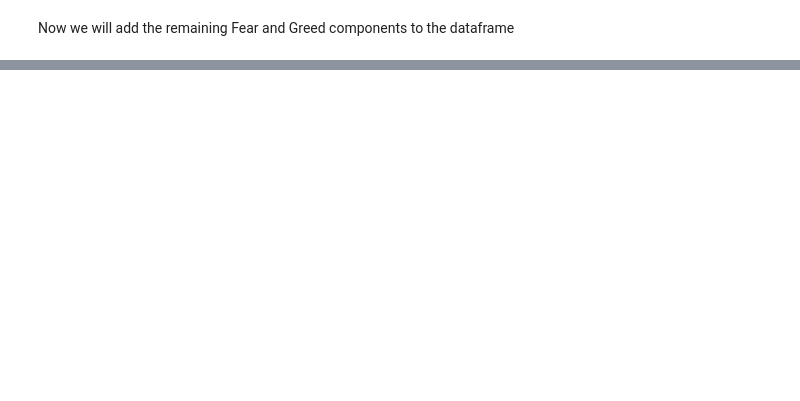
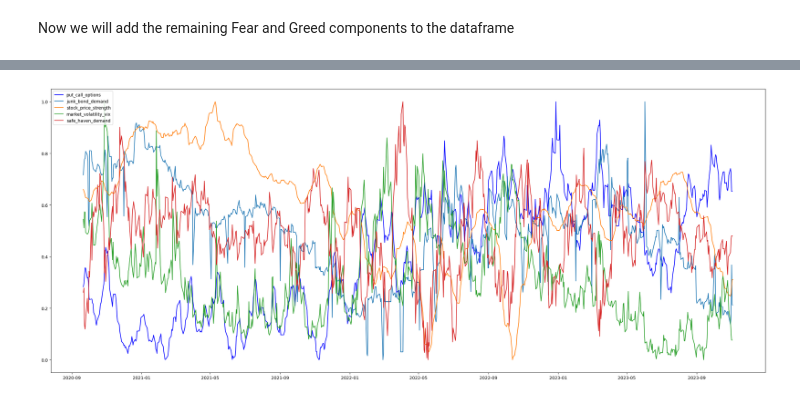
Before and after one commit to viliam34/CNN-Fear-and-Greed-Index, a Jupyter notebook: Scraping.ipynb, the cells around one changed output, grey strips where cells are left out. Cells and saved outputs as stored; diff of their text form; code cells hidden in the pictures; blank space fills up the shorter version.

```diff
--- a/Scraping.ipynb
+++ b/Scraping.ipynb
@@ -162,0 +188,20 @@ FG_Historical_Data.to_csv(r"C:\Users\vilob\OneDrive\Počítač\Projekty\Fear and
+# %%
+normalized_sps=(FG_Historical_Data["stock_price_strength"]-FG_Historical_Data["stock_price_strength"].min())/(FG_Historical_Data["stock_price_strength"].max()-FG_Historical_Data["stock_price_strength"].min())
+normalized_shd=(FG_Historical_Data["safe_haven_demand"]-FG_Historical_Data["safe_haven_demand"].min())/(FG_Historical_Data["safe_haven_demand"].max()-FG_Historical_Data["safe_haven_demand"].min())
+normalized_mvv=(FG_Historical_Data["market_volatility_vix"]-FG_Historical_Data["market_volatility_vix"].min())/(FG_Historical_Data["market_volatility_vix"].max()-FG_Historical_Data["market_volatility_vix"].min())
+normalized_jbd=(FG_Historical_Data["junk_bond_demand"]-FG_Historical_Data["junk_bond_demand"].min())/(FG_Historical_Data["junk_bond_demand"].max()-FG_Historical_Data["junk_bond_demand"].min())
+normalized_pco=(FG_Historical_Data["put_call_options"]-FG_Historical_Data["put_call_options"].min())/(FG_Historical_Data["put_call_options"].max()-FG_Historical_Data["put_call_options"].min())
+# %%
+##### Lets plot the data
+plt.figure(figsize=(30,12))
+
+import matplotlib.pyplot as plt
+plt.plot( FG_Historical_Data["Date"],normalized_pco,"-b", label = "put_call_options")
+plt.plot( FG_Historical_Data["Date"],normalized_jbd,label = "junk_bond_demand" )
+plt.plot( FG_Historical_Data["Date"],normalized_sps,label ="stock_price_strength" )
+plt.plot( FG_Historical_Data["Date"],normalized_mvv,label = "market_volatility_vix")
+plt.plot( FG_Historical_Data["Date"],normalized_shd,label = "safe_haven_demand")
+plt.legend(loc="upper left")
+plt.show()
+# %% [output]
+[figure, added]
```
Also changed, not shown: parts of 8 cells of this notebook.
